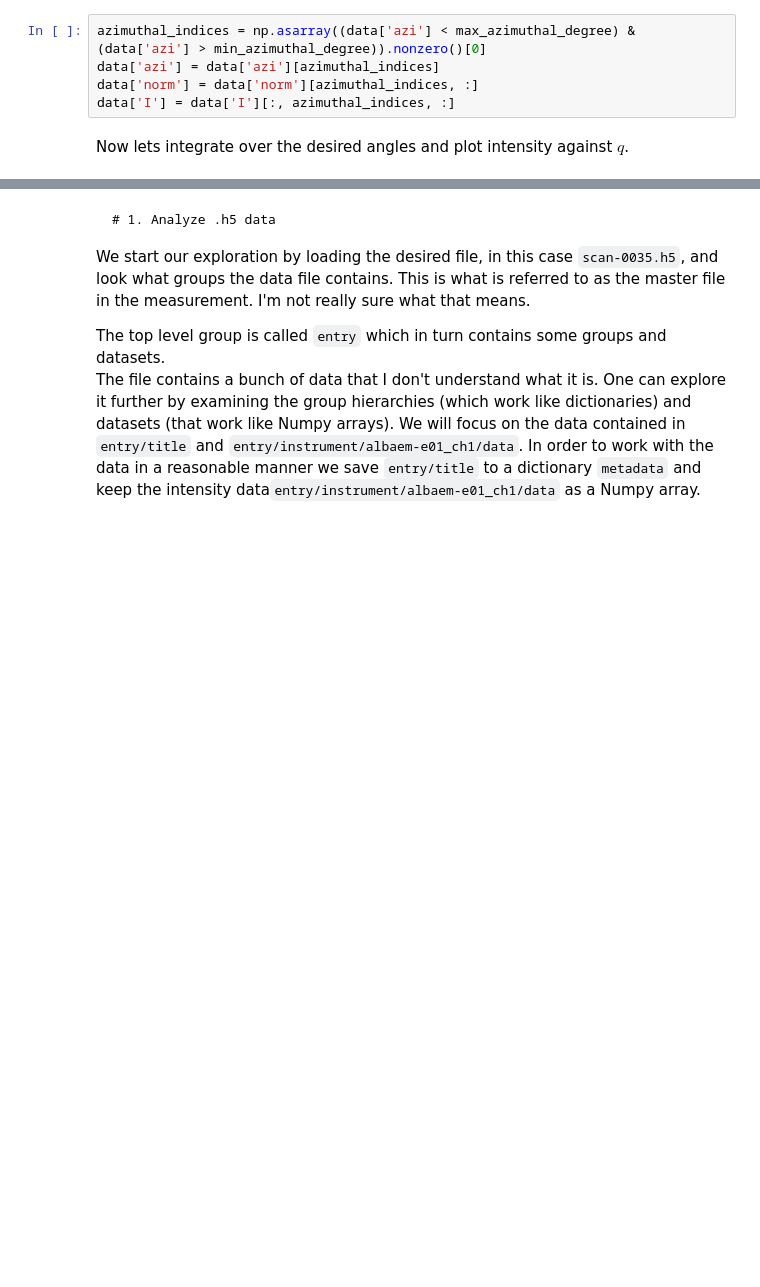
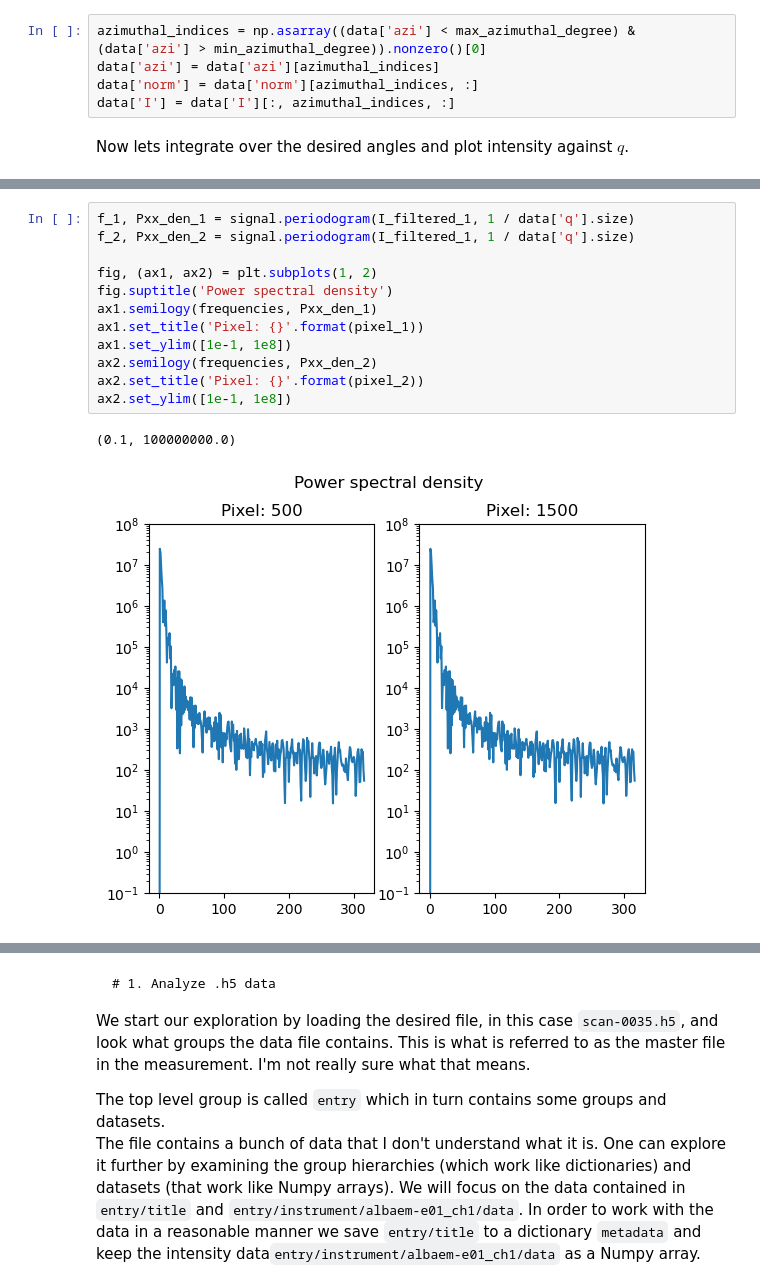
Before and after one commit to J-Holger/MVE386, a Jupyter notebook: chalmers/holger.ipynb, the cells around one changed output, grey strips where cells are left out. Saved outputs shown, nothing was run; the diff lists cells and outputs as text; blank space fills up the shorter version.

```diff
--- a/chalmers/holger.ipynb
+++ b/chalmers/holger.ipynb
@@ -69,0 +80,15 @@ Text(0.5, 1.0, 'Pixel: 1500')
+# %%
+f_1, Pxx_den_1 = signal.periodogram(I_filtered_1, 1 / data['q'].size)
+f_2, Pxx_den_2 = signal.periodogram(I_filtered_1, 1 / data['q'].size)
+
+fig, (ax1, ax2) = plt.subplots(1, 2)
+fig.suptitle('Power spectral density')
+ax1.semilogy(frequencies, Pxx_den_1)
+ax1.set_title('Pixel: {}'.format(pixel_1))
+ax1.set_ylim([1e-1, 1e8])
+ax2.semilogy(frequencies, Pxx_den_2)
+ax2.set_title('Pixel: {}'.format(pixel_2))
+ax2.set_ylim([1e-1, 1e8])
+# %% [output]
+(0.1, 100000000.0)
+[figure, added]
```
Also changed, not shown: parts of 12 cells of this notebook, 1 other file.
